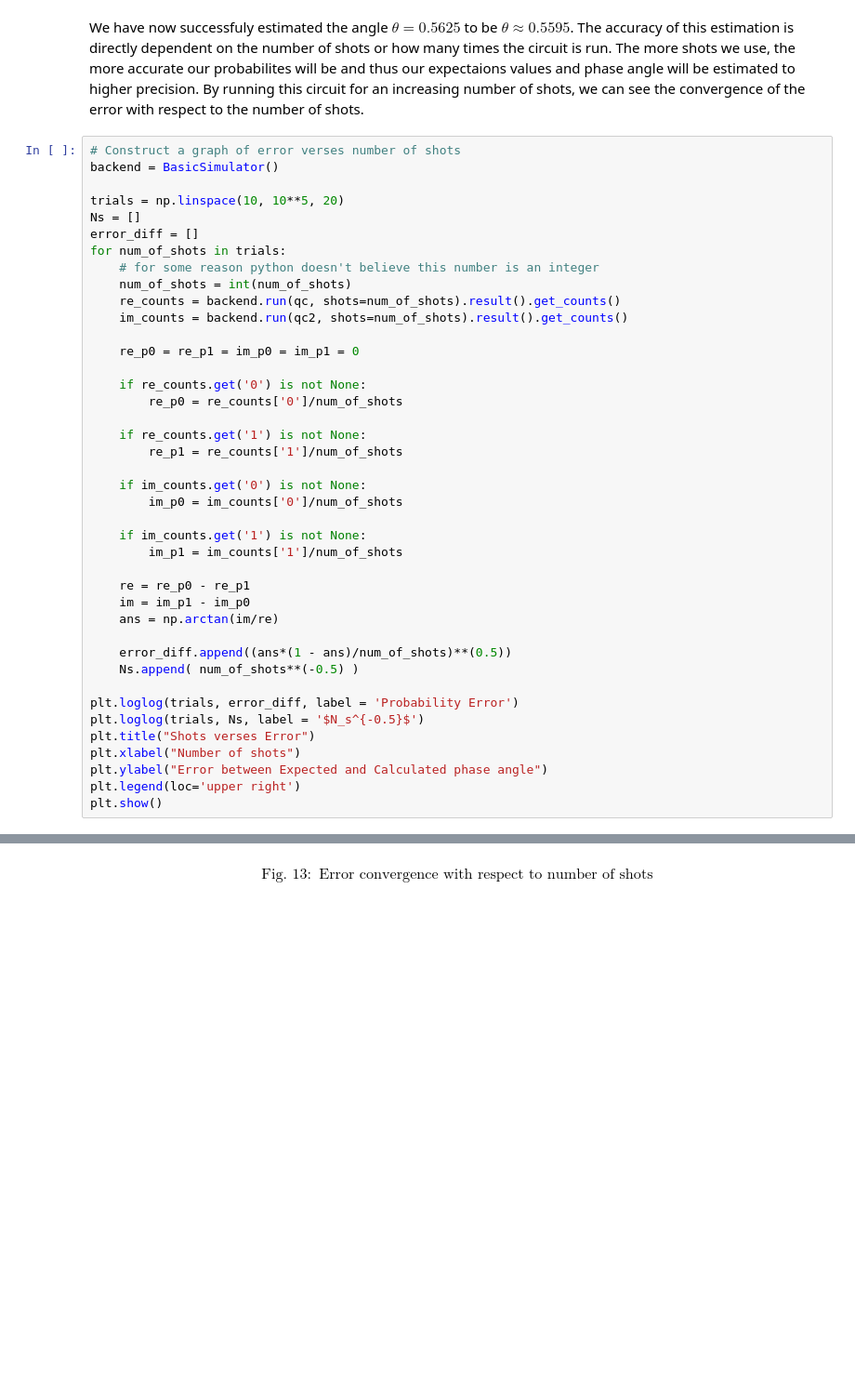
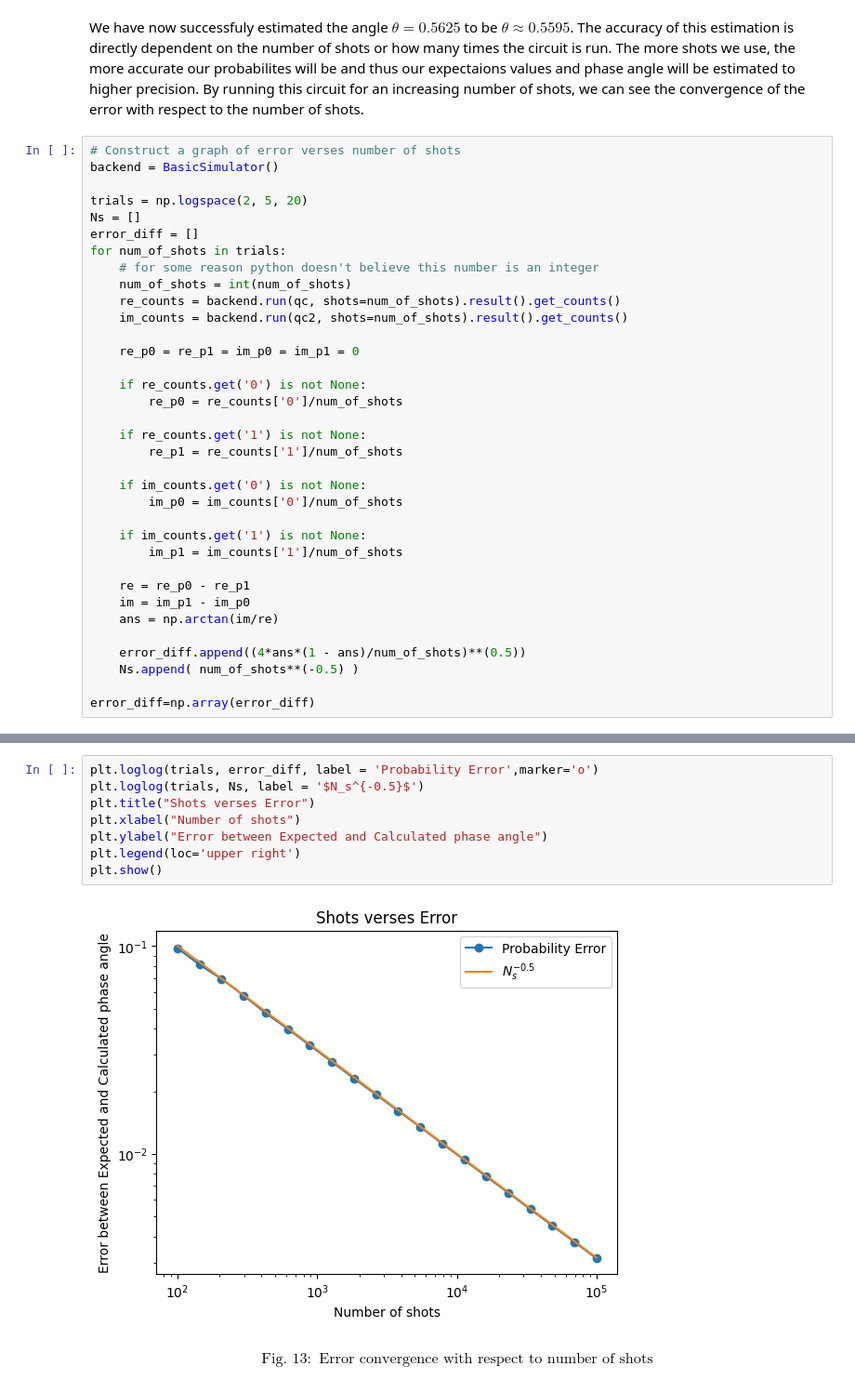
Before and after one commit to paulbruzzi/quantum-linear-algebra, a Jupyter notebook: Hadamard_Test.ipynb, the cells around one changed output, grey strips where cells are left out. Shown at 93% size. Cells and saved outputs as stored; diff of their text form; blank space fills up the shorter version.

```diff
--- a/Hadamard_Test.ipynb
+++ b/Hadamard_Test.ipynb
@@ -561,7 +401,7 @@ We have now successfuly estimated the angle $\theta = 0.5625$ to be $\theta \app
 # Construct a graph of error verses number of shots
 backend = BasicSimulator()
 
-trials = np.linspace(10, 10**5, 20)
+trials = np.logspace(2, 5, 20)
 Ns = []
 error_diff = []
 for num_of_shots in trials:
@@ -588,13 +428,7 @@ for num_of_shots in trials:
     im = im_p1 - im_p0
     ans = np.arctan(im/re)
 
-    error_diff.append((ans*(1 - ans)/num_of_shots)**(0.5))
+    error_diff.append((4*ans*(1 - ans)/num_of_shots)**(0.5))
     Ns.append( num_of_shots**(-0.5) )
 
-plt.loglog(trials, error_diff, label = 'Probability Error')
-plt.loglog(trials, Ns, label = '$N_s^{-0.5}$')
-plt.title("Shots verses Error")
-plt.xlabel("Number of shots")
-plt.ylabel("Error between Expected and Calculated phase angle")
-plt.legend(loc='upper right')
-plt.show()
+error_diff=np.array(error_diff)
@@ -603,2 +435,12 @@ plt.show()
+# %%
+plt.loglog(trials, error_diff, label = 'Probability Error',marker='o')
+plt.loglog(trials, Ns, label = '$N_s^{-0.5}$')
+plt.title("Shots verses Error")
+plt.xlabel("Number of shots")
+plt.ylabel("Error between Expected and Calculated phase angle")
+plt.legend(loc='upper right')
+plt.show()
+# %% [output]
+[figure, added]
 # %% [markdown]
 $$\text{Fig. }13:\text{ Error convergence with respect to number of shots}$$
```
Also changed, not shown: parts of 16 cells of this notebook, 1 other file.
